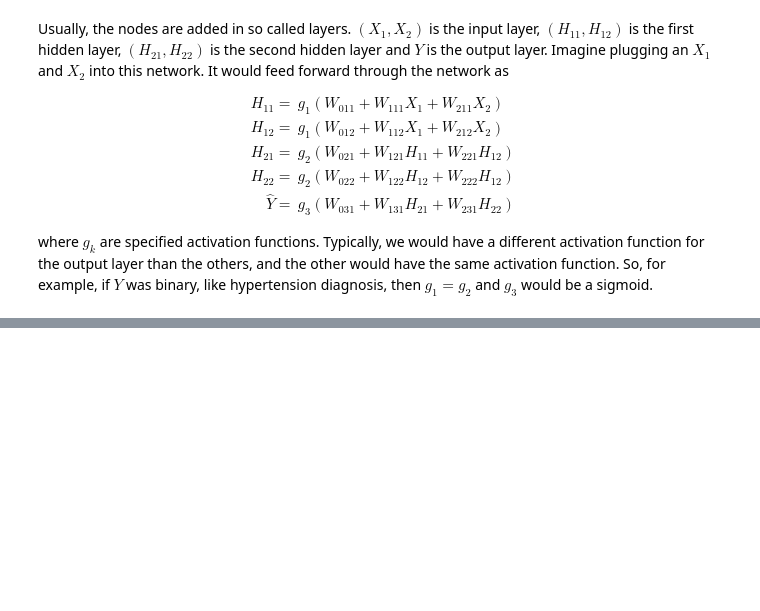
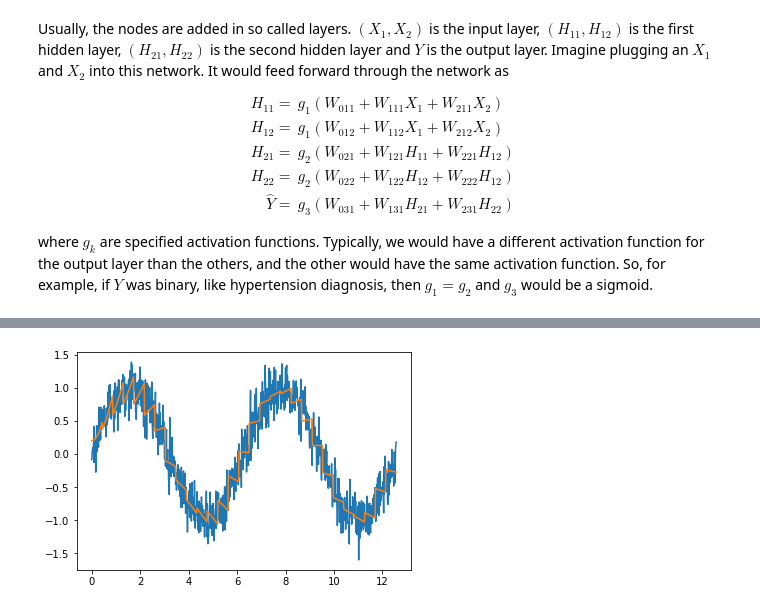
Before and after one commit to smart-stats/ds4bio_book, a Jupyter notebook: book/nns.ipynb, the cells around one changed output, grey strips where cells are left out. Cells and saved outputs as stored; diff of their text form; code cells hidden in the pictures; blank space fills up the shorter version.

```diff
--- a/book/nns.ipynb
+++ b/book/nns.ipynb
@@ -132,0 +167,21 @@ where $g_k$ are specified activation functions. Typically, we would have a diffe
+# %%
+## Generate some data, a sine function on 0,4*pi
+n = 1000
+x = np.linspace(0, 4 * np.pi, n)
+y = np.sin(x) + .2 * np.random.normal(size = n)
+
+## Generate the spline regressors
+df = 30
+knots = np.linspace(x.min(), x.max(), df)
+xmat = np.zeros((n, d))
+for i in range(0, d): xmat[:,i] = x$ * (x > knots[i])
+
+## Fit them
+from sklearn.linear_model import LinearRegression
+yhat = LinearRegression().fit(xmat, y).predict(xmat)
+
+## Plot them versus the data
+plt.plot(x, y);
+plt.plot(x, yhat);
+# %% [output]
+[figure, added]
```
Also changed, not shown: parts of 8 cells of this notebook, 6 other files.
